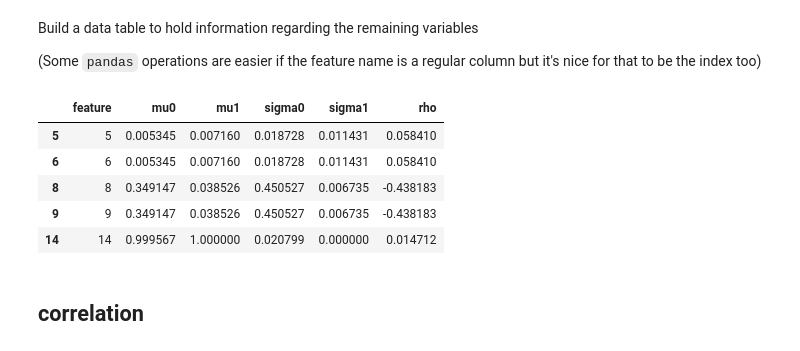
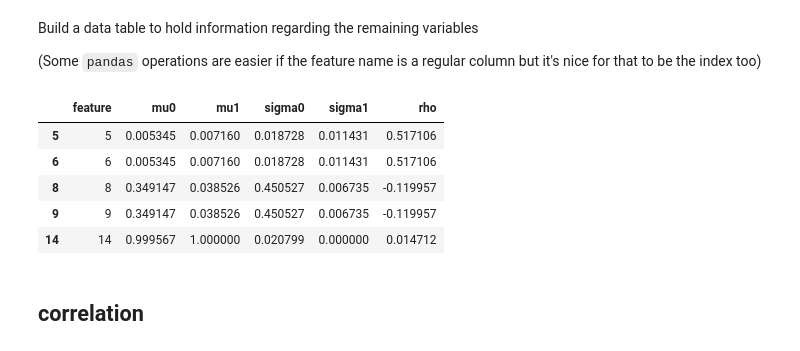
Before and after one commit to AML-Project-Group/impersonation_detection, a Jupyter notebook: feature selection.ipynb, the cells around one changed output. Cells and saved outputs as stored; diff of their text form; code cells hidden in the pictures.

```diff
--- a/feature selection.ipynb
+++ b/feature selection.ipynb
@@ -34,19 +34,19 @@ features = pd.DataFrame(data = trainX.columns, columns = ['feature'], index = tr
 # %%
 features["mu0"] = features.feature.apply(lambda f: trainX0[f].mean())
 features["mu1"] = features.feature.apply(lambda f: trainX1[f].mean())
 
 features["sigma0"] = features.feature.apply(lambda f: trainX0[f].std())
 features["sigma1"] = features.feature.apply(lambda f: trainX1[f].std())
 
-features["rho"] = features.feature.apply(lambda f: train[f].corr(train["155"]))
+features["rho"] = features.feature.apply(lambda f: train[f].corr(train["155"],method='kendall'))
 
 features.head()
 # %% [output]
 |  | feature | mu0 | mu1 | sigma0 | sigma1 | rho |
-| 5 | 5 | 0.005345 | 0.007160 | 0.018728 | 0.011431 | 0.058410 |
-| 6 | 6 | 0.005345 | 0.007160 | 0.018728 | 0.011431 | 0.058410 |
-| 8 | 8 | 0.349147 | 0.038526 | 0.450527 | 0.006735 | -0.438183 |
-| 9 | 9 | 0.349147 | 0.038526 | 0.450527 | 0.006735 | -0.438183 |
+| 5 | 5 | 0.005345 | 0.007160 | 0.018728 | 0.011431 | 0.517106 |
+| 6 | 6 | 0.005345 | 0.007160 | 0.018728 | 0.011431 | 0.517106 |
+| 8 | 8 | 0.349147 | 0.038526 | 0.450527 | 0.006735 | -0.119957 |
+| 9 | 9 | 0.349147 | 0.038526 | 0.450527 | 0.006735 | -0.119957 |
 | 14 | 14 | 0.999567 | 1.000000 | 0.020799 | 0.000000 | 0.014712 |
 # %% [markdown]
 ## correlation
```
Also changed, not shown: parts of 22 cells of this notebook.
